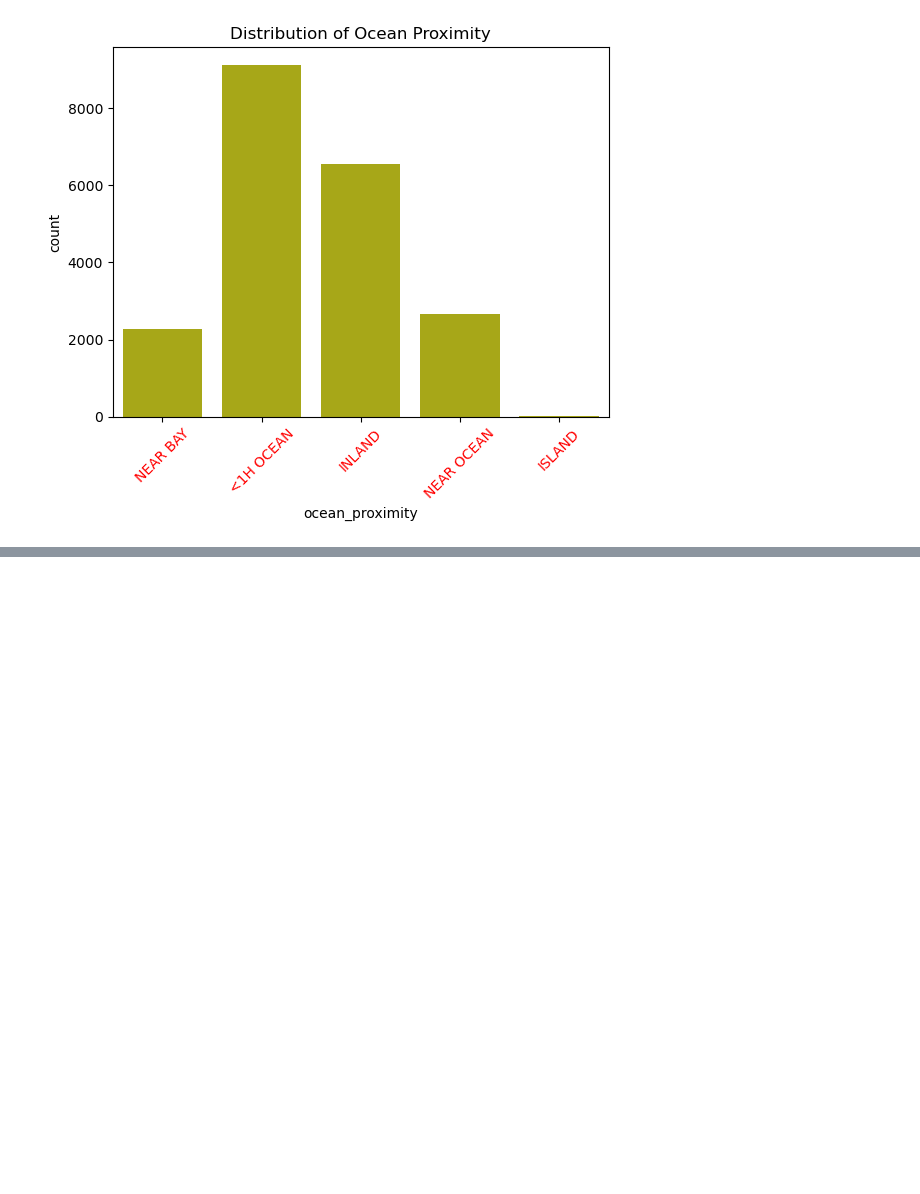
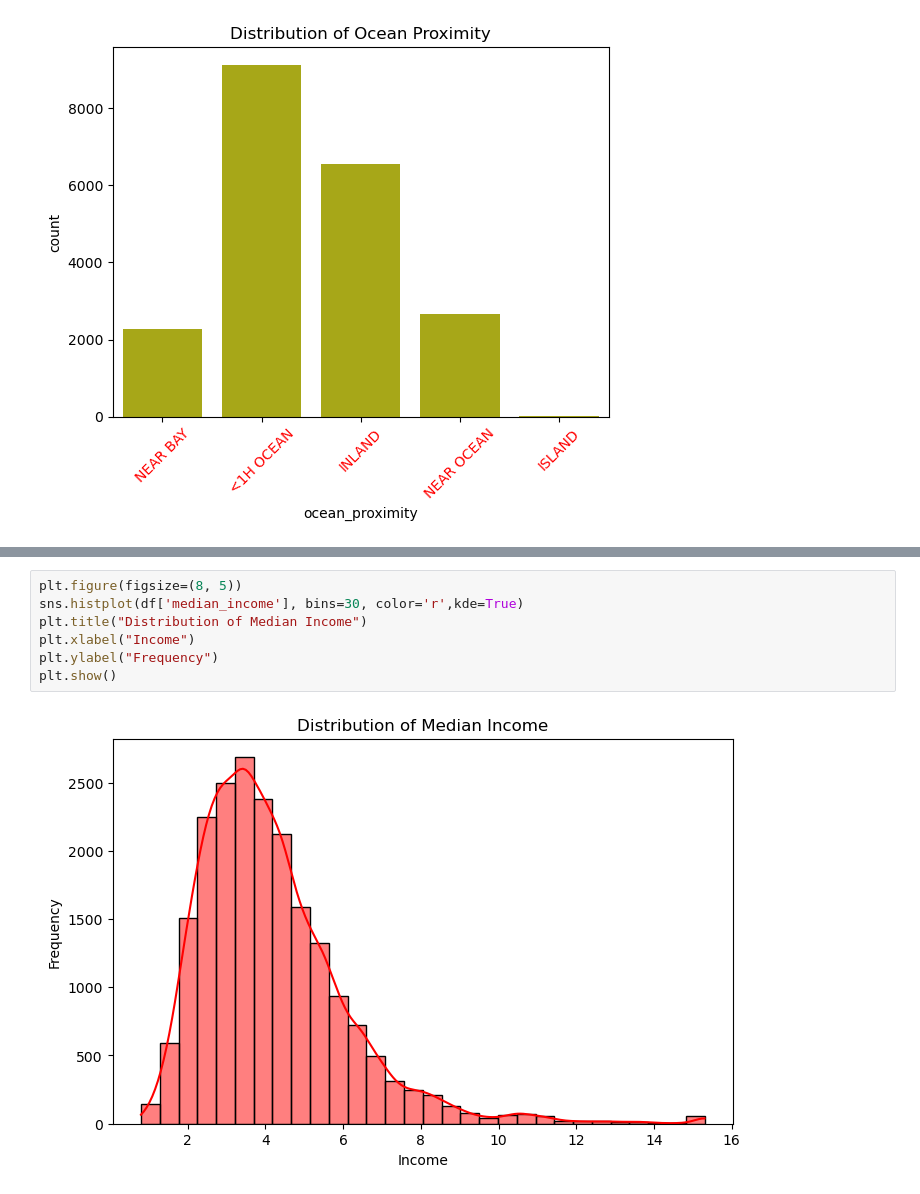
Before and after one commit to debdoot9804/House_price_prediction_ML, a Jupyter notebook: data_preprocessing.ipynb, the cells around one changed output, grey strips where cells are left out. Saved outputs shown, nothing was run; the diff lists cells and outputs as text; blank space fills up the shorter version.

```diff
--- a/data_preprocessing.ipynb
+++ b/data_preprocessing.ipynb
@@ -171,0 +187,9 @@ plt.show()
+# %%
+plt.figure(figsize=(8, 5))
+sns.histplot(df['median_income'], bins=30, color='r',kde=True)
+plt.title("Distribution of Median Income")
+plt.xlabel("Income")
+plt.ylabel("Frequency")
+plt.show()
+# %% [output]
+[figure, added]
```
Also changed, not shown: parts of 17 cells of this notebook, 1 other file.
